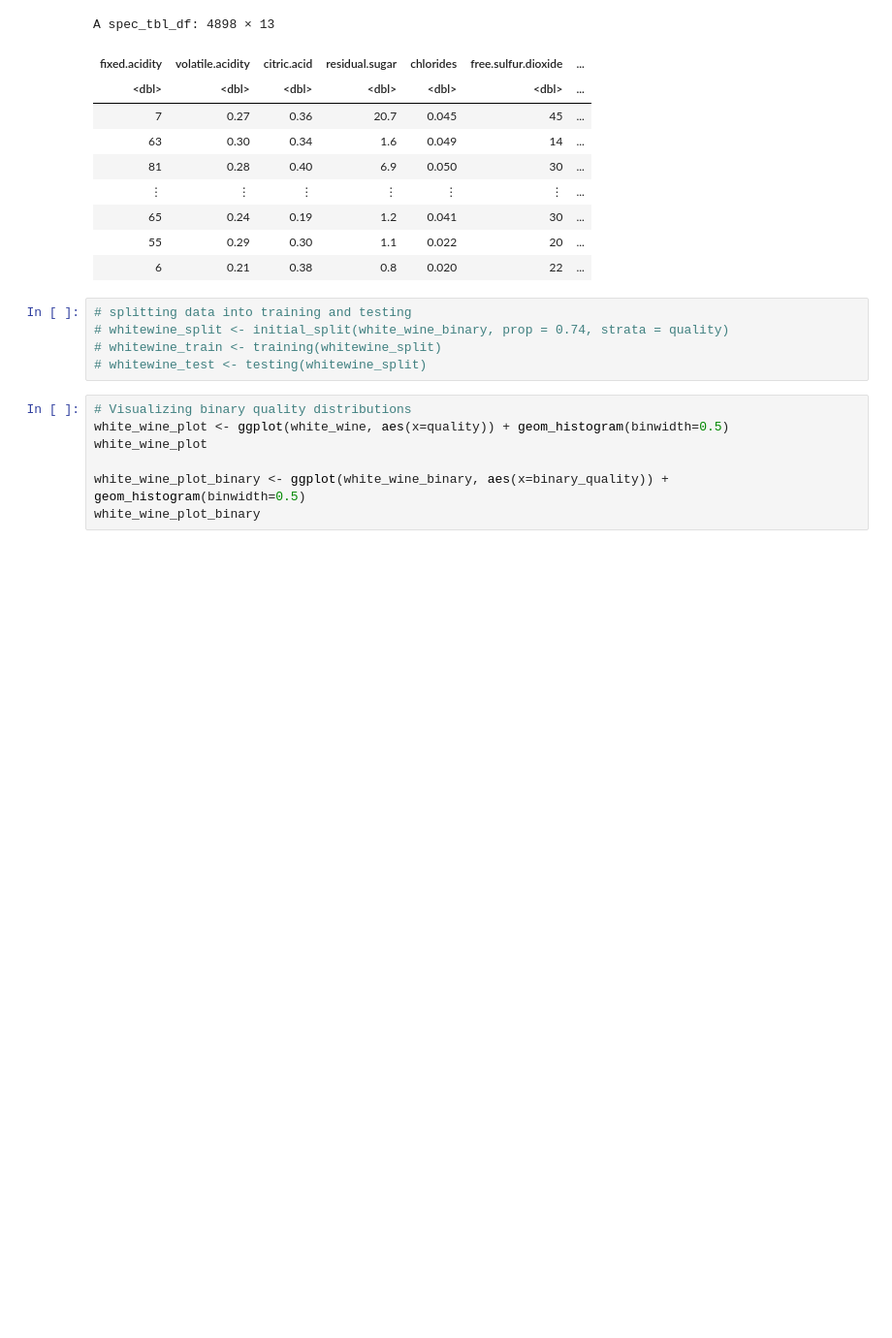
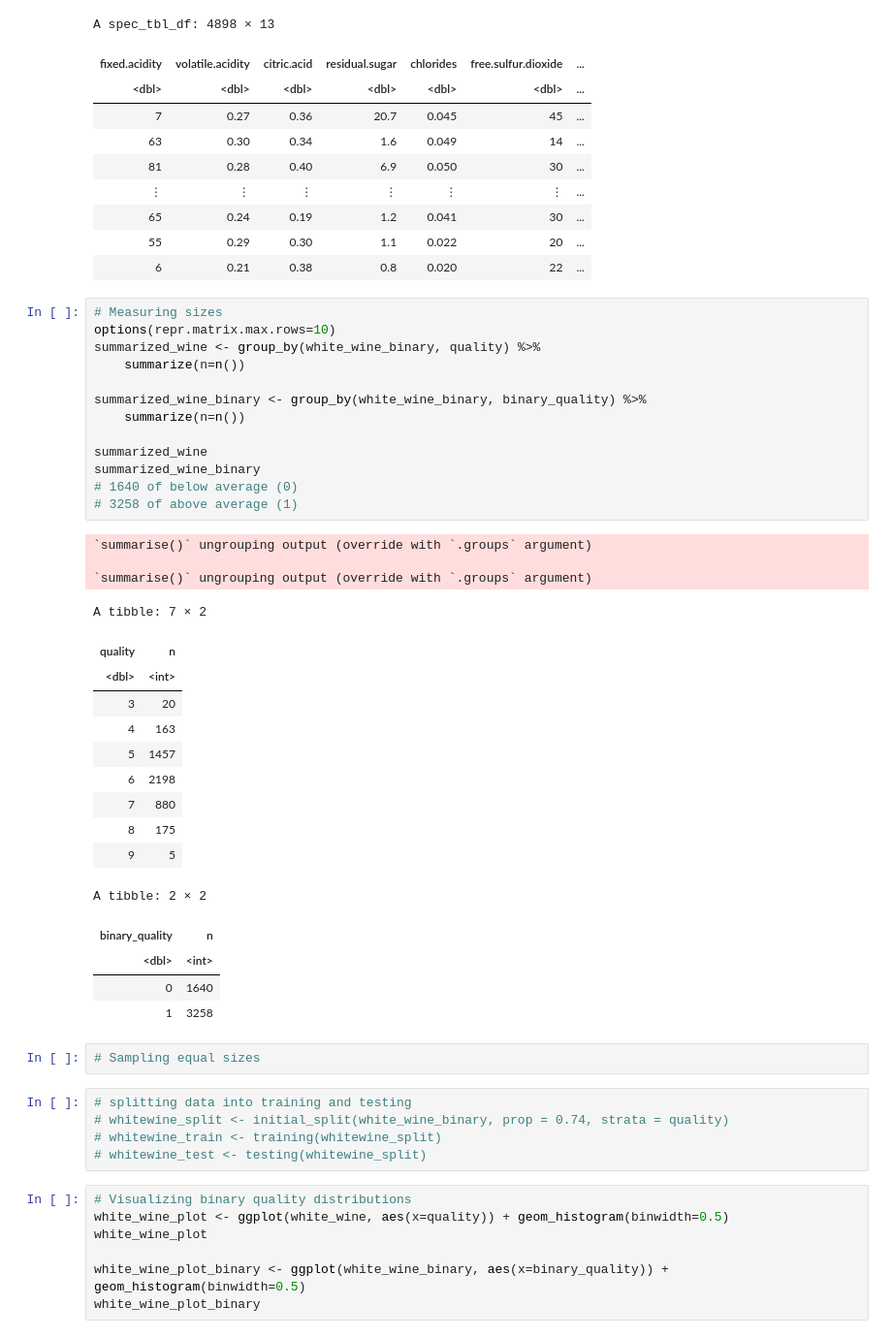
Before and after one commit to toluam/ds_group12_project, a Jupyter notebook: wine_notebook.ipynb, the cells around one changed output. Shown: that part at 97% size. Cells and saved outputs as stored; diff of their text form; blank space fills up the shorter version.

```diff
--- a/wine_notebook.ipynb
+++ b/wine_notebook.ipynb
@@ -81,6 +81,40 @@ A spec_tbl_df: 4898 × 13
 | 65 | 0.24 | 0.19 | 1.2 | 0.041 | 30 | ... |
 | 55 | 0.29 | 0.30 | 1.1 | 0.022 | 20 | ... |
 | 6 | 0.21 | 0.38 | 0.8 | 0.020 | 22 | ... |
+# %%
+# Measuring sizes
+options(repr.matrix.max.rows=10)
+summarized_wine <- group_by(white_wine_binary, quality) %>%
+    summarize(n=n())
+
+summarized_wine_binary <- group_by(white_wine_binary, binary_quality) %>%
+    summarize(n=n())
+
+summarized_wine
+summarized_wine_binary
+# 1640 of below average (0)
+# 3258 of above average (1)
+# %% [output]
+`summarise()` ungrouping output (override with `.groups` argument)
+
+`summarise()` ungrouping output (override with `.groups` argument)
+A tibble: 7 × 2
+| quality | n |
+| <dbl> | <int> |
+| 3 | 20 |
+| 4 | 163 |
+| 5 | 1457 |
+| 6 | 2198 |
+| 7 | 880 |
+| 8 | 175 |
+| 9 | 5 |
+A tibble: 2 × 2
+| binary_quality | n |
+| <dbl> | <int> |
+| 0 | 1640 |
+| 1 | 3258 |
+# %%
+# Sampling equal sizes
 # %%
 # splitting data into training and testing
 # whitewine_split <- initial_split(white_wine_binary, prop = 0.74, strata = quality)
```
